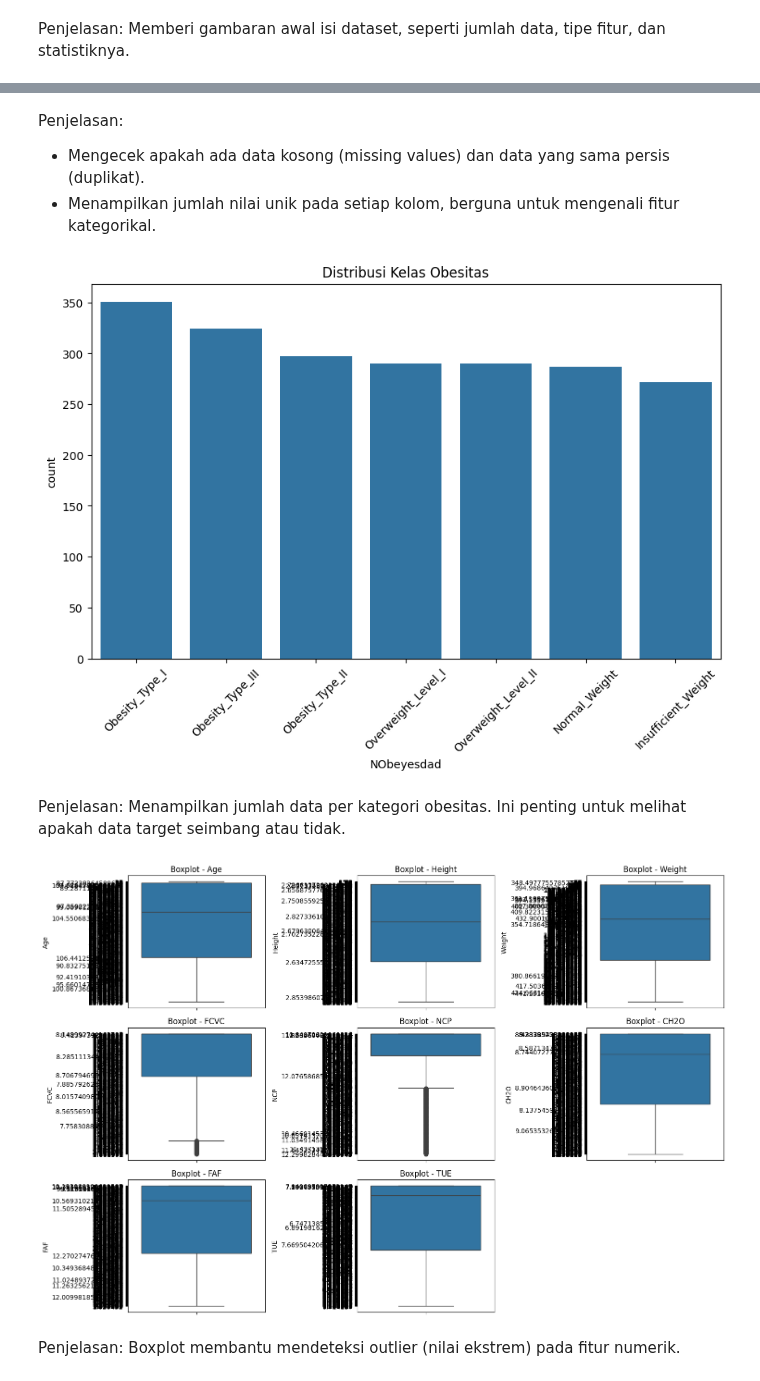
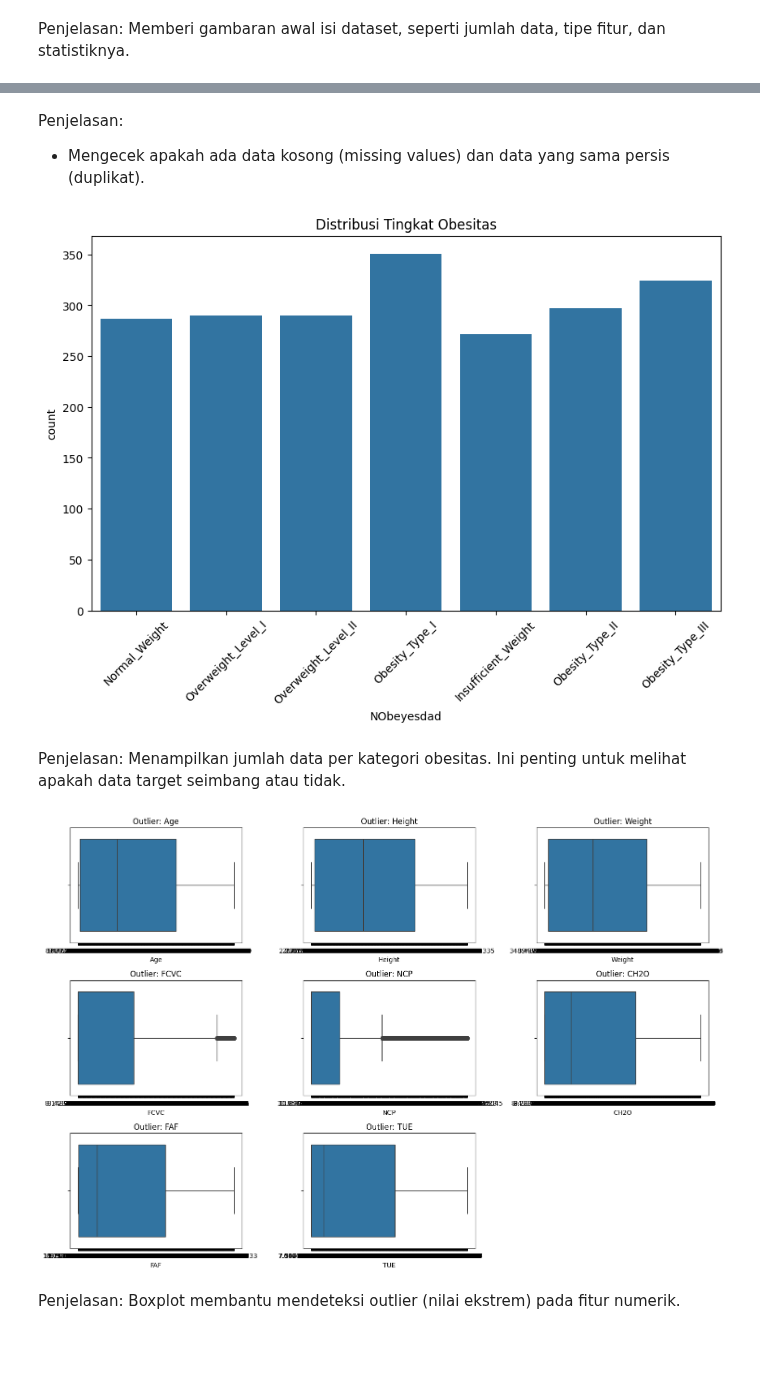
Before and after one commit to EfandraEka/CAPSTONE-PROJECT_Minggu1, a Jupyter notebook: CAPSTONE_PROJECT.ipynb, the cells around one changed output, grey strips where cells are left out. Saved outputs shown, nothing was run; the diff lists cells and outputs as text; code cells hidden in the pictures; blank space fills up the shorter version.

```diff
--- a/CAPSTONE_PROJECT.ipynb
+++ b/CAPSTONE_PROJECT.ipynb
@@ -86,30 +90,30 @@ NObeyesdad -> 7 nilai unik
 Penjelasan:
 
 - Mengecek apakah ada data kosong (missing values) dan data yang sama persis (duplikat).
-- Menampilkan jumlah nilai unik pada setiap kolom, berguna untuk mengenali fitur kategorikal.
 # %%
+# Visualisasi distribusi kelas target
 plt.figure(figsize=(10,6))
-sns.countplot(x='NObeyesdad', data=df, order=df['NObeyesdad'].value_counts().index)
-plt.title('Distribusi Kelas Obesitas')
+sns.countplot(x="NObeyesdad", data=df)
 plt.xticks(rotation=45)
+plt.title("Distribusi Tingkat Obesitas")
 plt.show()
 # %% [output]
-[figure, old version]
+[figure, new version]
 # %% [markdown]
 Penjelasan:
 Menampilkan jumlah data per kategori obesitas. Ini penting untuk melihat apakah data target seimbang atau tidak.
 # %%
-numerical_cols = ['Age', 'Height', 'Weight', 'FCVC', 'NCP', 'CH2O', 'FAF', 'TUE']
-
+# Deteksi outlier dengan boxplot
+num_cols = ['Age', 'Height', 'Weight', 'FCVC', 'NCP', 'CH2O', 'FAF', 'TUE']
 plt.figure(figsize=(15,10))
-for i, col in enumerate(numerical_cols, 1):
-    plt.subplot(3, 3, i)
-    sns.boxplot(y=df[col])
-    plt.title(f'Boxplot - {col}')
+for i, col in enumerate(num_cols):
+    plt.subplot(3, 3, i+1)
+    sns.boxplot(x=df[col])
+    plt.title(f'Outlier: {col}')
 plt.tight_layout()
 plt.show()
 # %% [output]
-[figure, old version]
+[figure, new version]
 # %% [markdown]
 Penjelasan:
 Boxplot membantu mendeteksi outlier (nilai ekstrem) pada fitur numerik.
```
Also changed, not shown: parts of 41 cells of this notebook.
